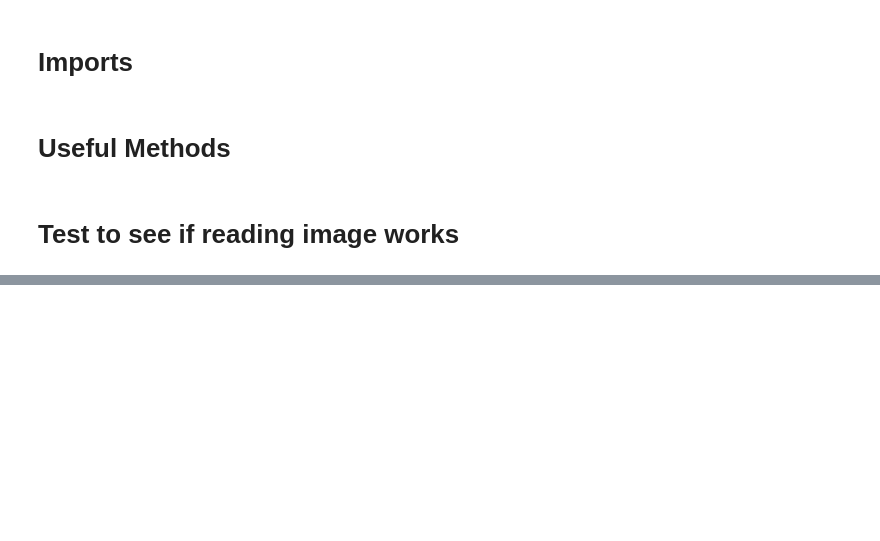
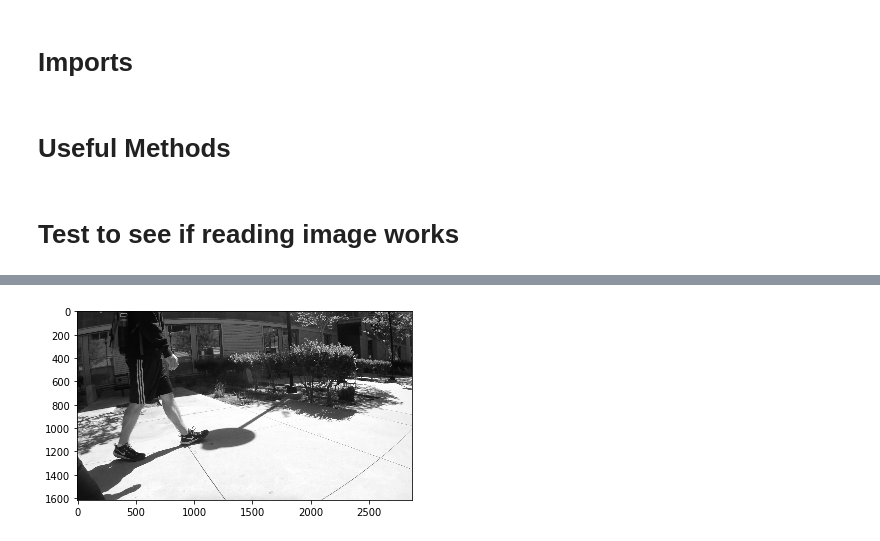
Before and after one commit to luoken/Shoe-detector, a Jupyter notebook: utils/Shoe Detector.ipynb, the cells around one changed output, grey strips where cells are left out. Cells and saved outputs as stored; diff of their text form; code cells hidden in the pictures; blank space fills up the shorter version.

```diff
--- a/utils/Shoe Detector.ipynb
+++ b/utils/Shoe Detector.ipynb
@@ -179,0 +239,6 @@ model_file_name = model_name + '.pk1'
+# %%
+footGrayscaled = to_grayscale(foot)
+plt.imshow(footGrayscaled, cmap='gray')
+plt.show()
+# %% [output]
+[figure, added]
```
Also changed, not shown: parts of 19 cells of this notebook.
